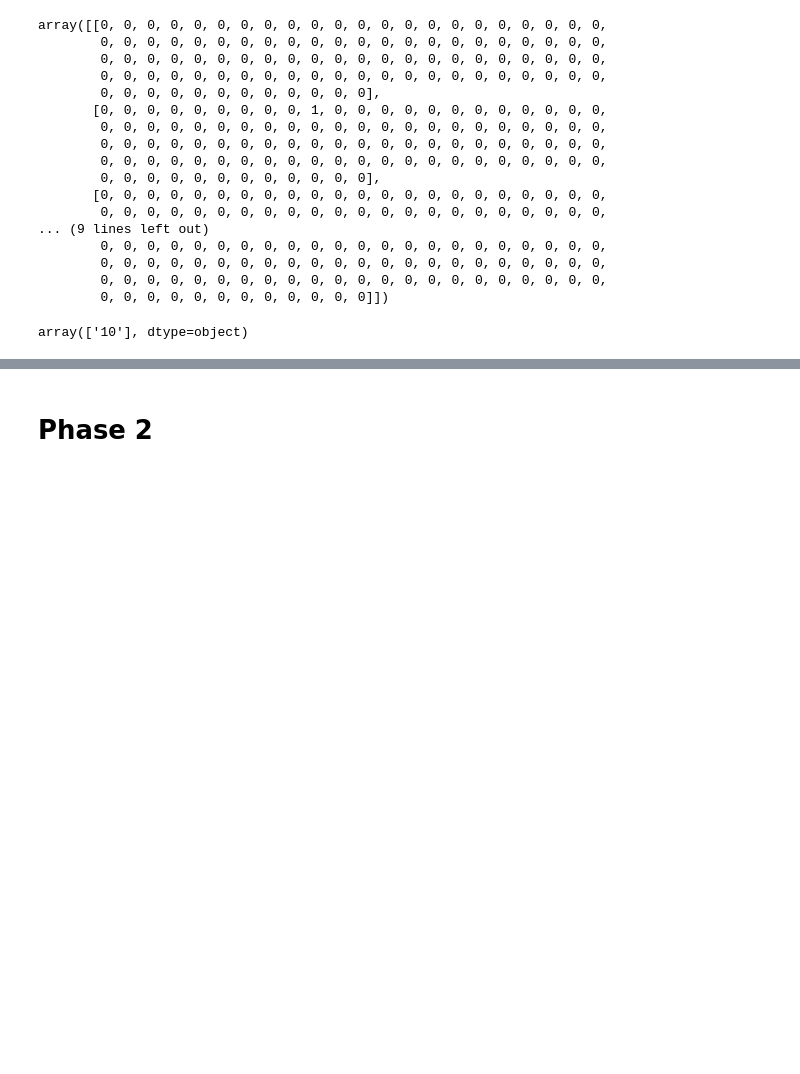
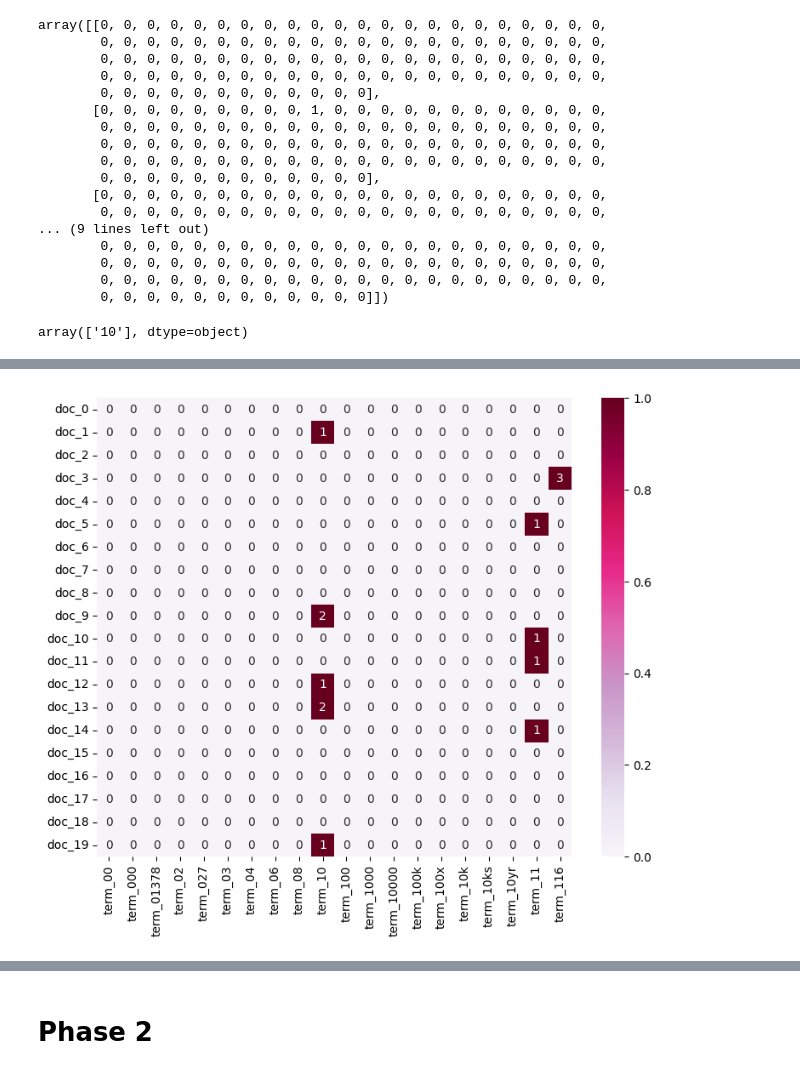
Before and after one commit to Weichan-Chen/DM2025-Lab1-Exercise, a Jupyter notebook: DM2025-Lab1-Homework.ipynb, the cells around one changed output, grey strips where cells are left out. Drawn from its saved outputs; the diff is of its cells as text; code cells hidden in the pictures; blank space fills up the shorter version.

```diff
--- a/DM2025-Lab1-Homework.ipynb
+++ b/DM2025-Lab1-Homework.ipynb
@@ -279,3 +309,10 @@ array([[0, 0, 0, 0, 0, 0, 0, 0, 0, 0, 0, 0, 0, 0, 0, 0, 0, 0, 0, 0, 0, 0,
 count_vect.get_feature_names_out()[9:10]
 # %% [output]
 array(['10'], dtype=object)
+# %%
+#把稀疏矩陣轉換成 COO 格式，查找"3"代表哪一個詞
+coo = X_counts[0:5, 0:100].tocoo()
+for i, j, v in zip(coo.row, coo.col, coo.data):
+    if v != 0:
+        word = count_vect.get_feature_names_out()[j]
+        print(word)
@@ -281,0 +322,5 @@ array(['10'], dtype=object)
+# %%
+plot_x = ["term_"+str(i) for i in count_vect.get_feature_names_out()[0:20]]
+plot_y = ["doc_"+ str(i) for i in list(X.index)[0:20]]
+plot_z = X_counts[0:20, 0:20].toarray() #X_counts[how many documents, how many terms]
+plot_z
@@ -281,0 +348,10 @@ array(['10'], dtype=object)
+# %%
+import seaborn as sns
+
+df_todraw = pd.DataFrame(plot_z, columns = plot_x, index = plot_y)
+plt.subplots(figsize=(9, 7))
+ax = sns.heatmap(df_todraw,
+                 cmap="PuRd",
+                 vmin=0, vmax=1, annot=True)
+# %% [output]
+[figure, added]
```
Also changed, not shown: parts of 14 cells of this notebook.
